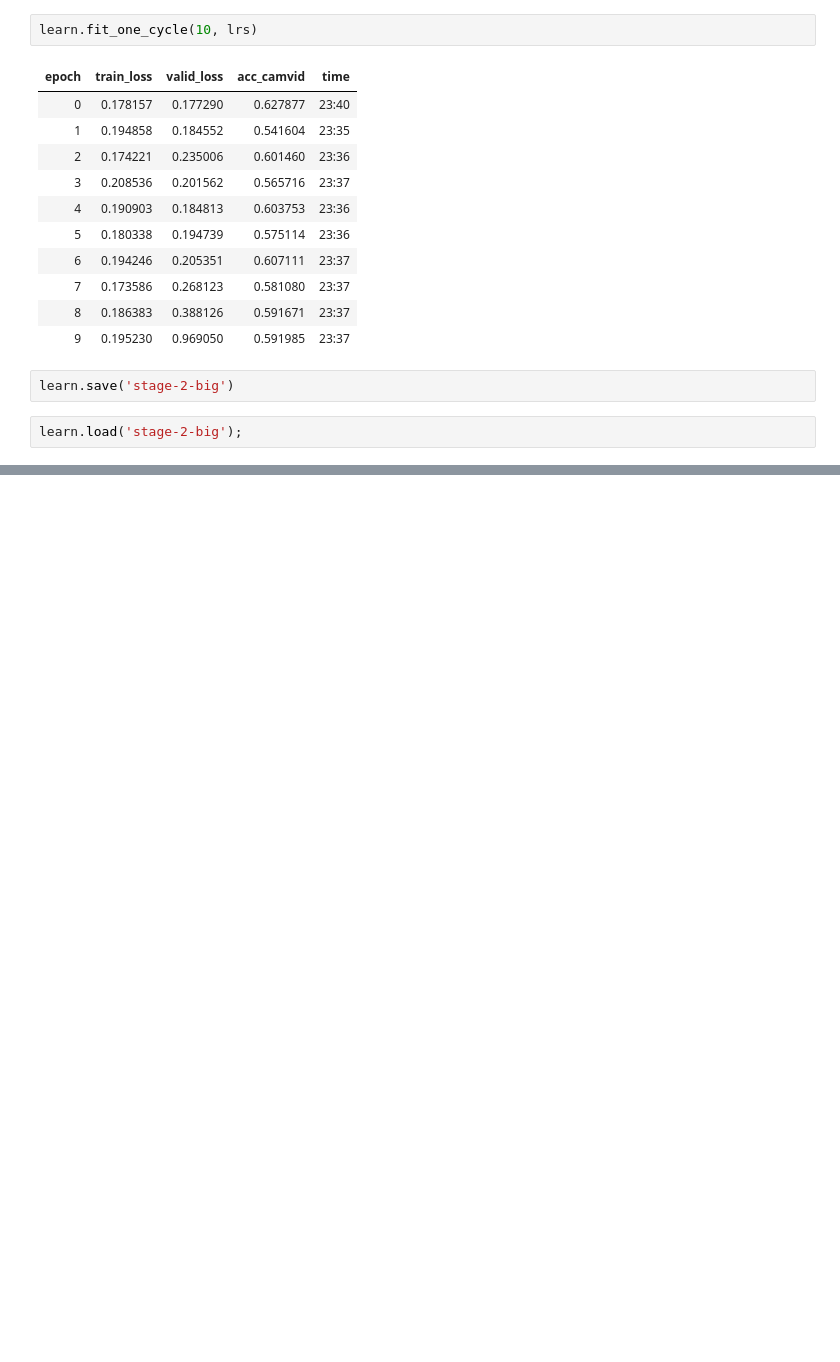
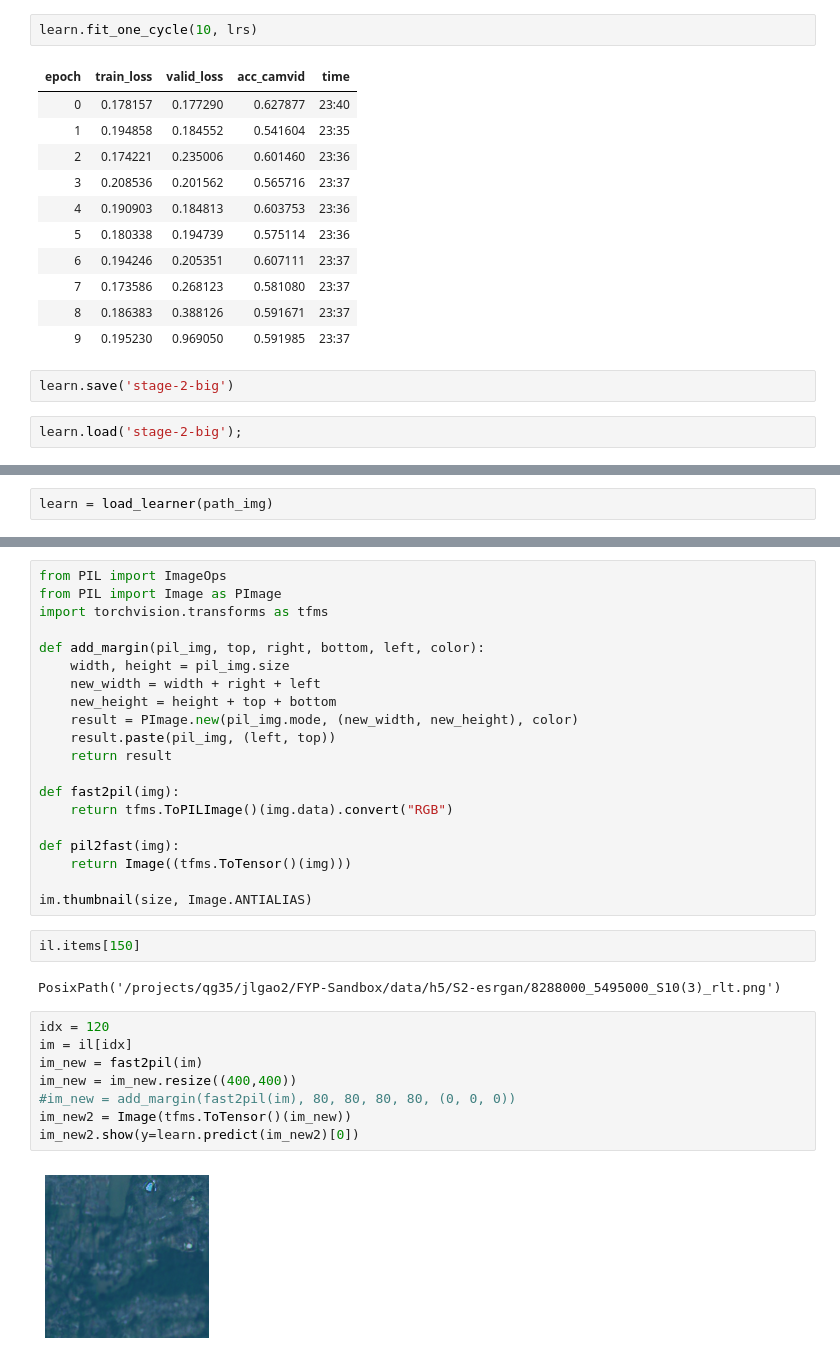
Before and after one commit to jlgao2/FYP-Public, a Jupyter notebook: sem_seg_large.ipynb, the cells around one changed output, grey strips where cells are left out. Drawn from its saved outputs; the diff is of its cells as text; blank space fills up the shorter version.

```diff
--- a/sem_seg_large.ipynb
+++ b/sem_seg_large.ipynb
@@ -257 +279,3 @@ learn.show_results(rows=3, figsize=(10,10))
+# %%
+learn = load_learner(path_img)
 # %% [markdown]
@@ -258,0 +317,34 @@ learn.show_results(rows=3, figsize=(10,10))
+# %%
+from PIL import ImageOps
+from PIL import Image as PImage
+import torchvision.transforms as tfms
+
+def add_margin(pil_img, top, right, bottom, left, color):
+    width, height = pil_img.size
+    new_width = width + right + left
+    new_height = height + top + bottom
+    result = PImage.new(pil_img.mode, (new_width, new_height), color)
+    result.paste(pil_img, (left, top))
+    return result
+
+def fast2pil(img):
+    return tfms.ToPILImage()(img.data).convert("RGB")
+
+def pil2fast(img):
+    return Image((tfms.ToTensor()(img)))
+
+im.thumbnail(size, Image.ANTIALIAS)
+# %%
+il.items[150]
+# %% [output]
+PosixPath('/projects/qg35/jlgao2/FYP-Sandbox/data/h5/S2-esrgan/8288000_5495000_S10(3)_rlt.png')
+# %%
+idx = 120
+im = il[idx]
+im_new = fast2pil(im)
+im_new = im_new.resize((400,400))
+#im_new = add_margin(fast2pil(im), 80, 80, 80, 80, (0, 0, 0))
+im_new2 = Image(tfms.ToTensor()(im_new))
+im_new2.show(y=learn.predict(im_new2)[0])
+# %% [output]
+[figure, added]
```
Also changed, not shown: parts of 17 cells of this notebook.
